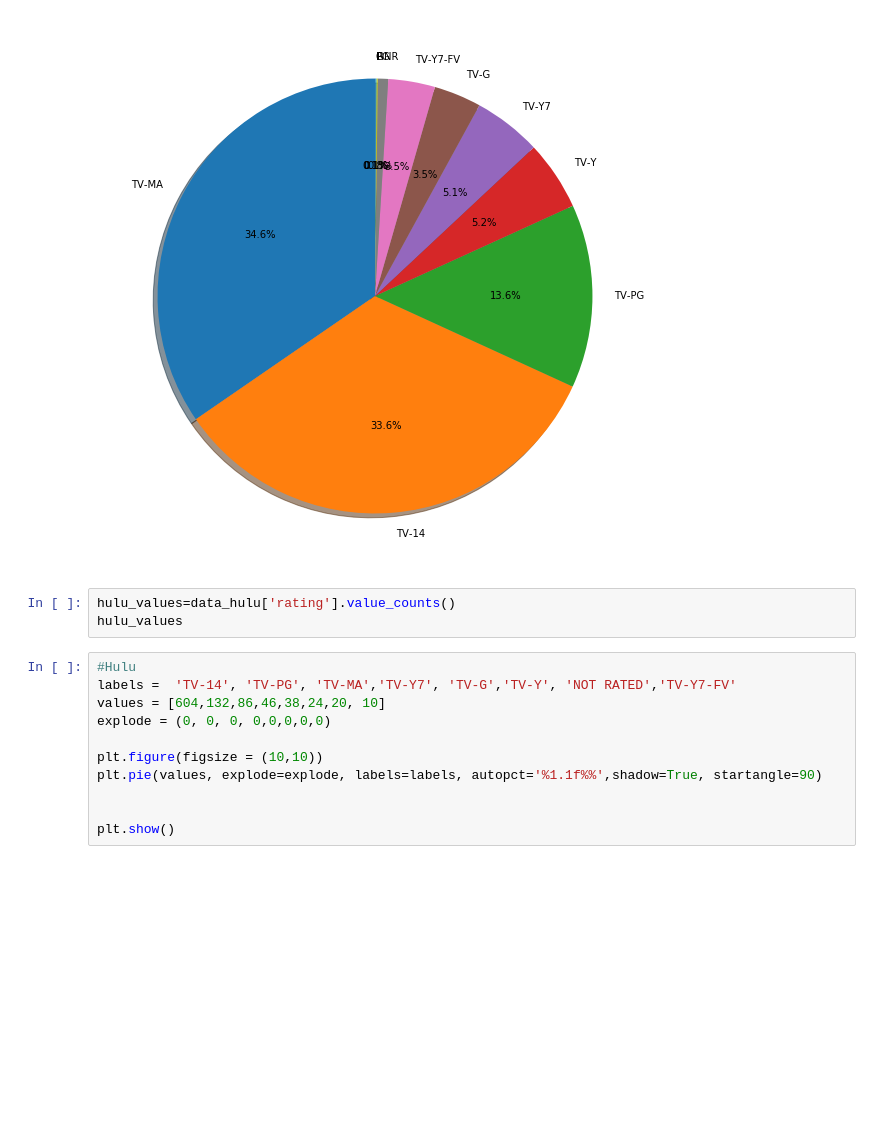
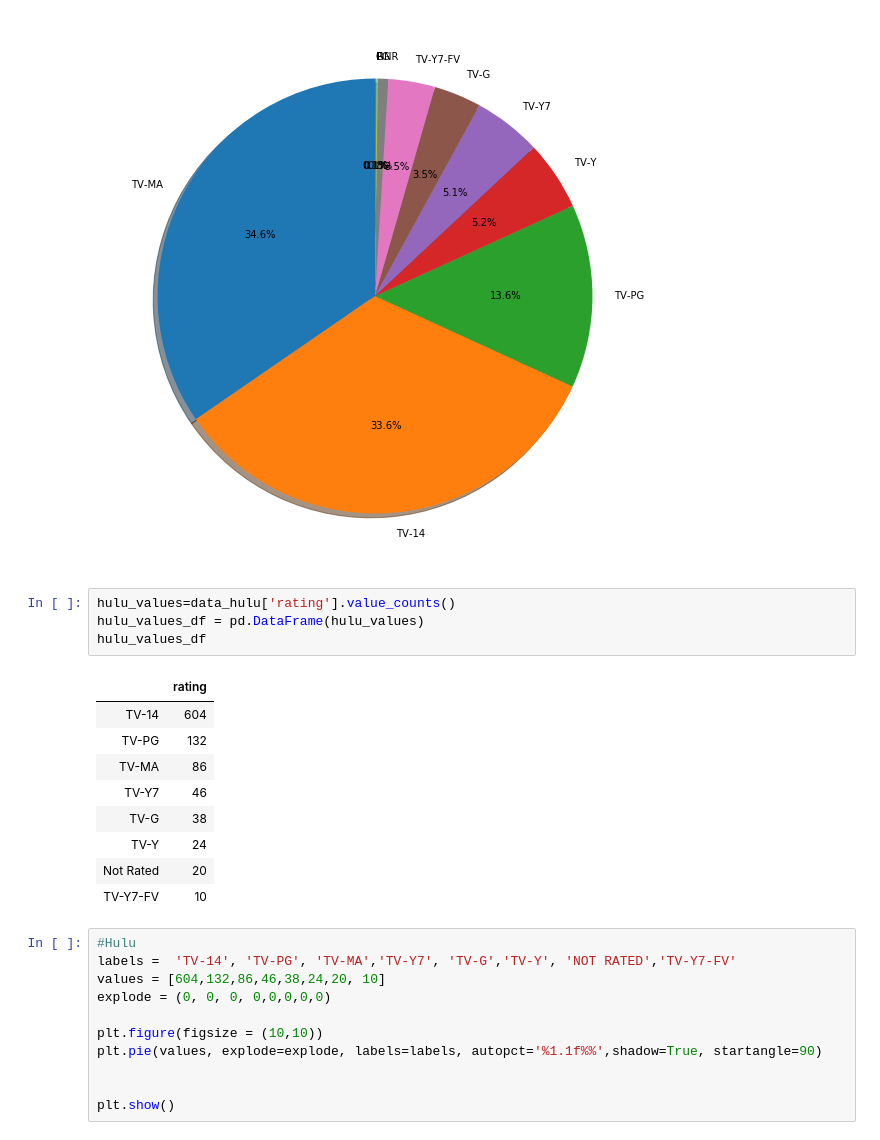
Before and after one commit to amishap79/etl_project, a Jupyter notebook: netflix_vs_hulu_date_added.ipynb, the cells around one changed output. Drawn from its saved outputs; the diff is of its cells as text; blank space fills up the shorter version.

```diff
--- a/netflix_vs_hulu_date_added.ipynb
+++ b/netflix_vs_hulu_date_added.ipynb
@@ -179,7 +204,18 @@ plt.show()
 [figure]
 # %%
 hulu_values=data_hulu['rating'].value_counts()
-hulu_values
+hulu_values_df = pd.DataFrame(hulu_values)
+hulu_values_df
+# %% [output]
+|  | rating |
+| TV-14 | 604 |
+| TV-PG | 132 |
+| TV-MA | 86 |
+| TV-Y7 | 46 |
+| TV-G | 38 |
+| TV-Y | 24 |
+| Not Rated | 20 |
+| TV-Y7-FV | 10 |
 # %%
 #Hulu
 labels =  'TV-14', 'TV-PG', 'TV-MA','TV-Y7', 'TV-G','TV-Y', 'NOT RATED','TV-Y7-FV'
```
Also changed, not shown: parts of 8 cells of this notebook.
